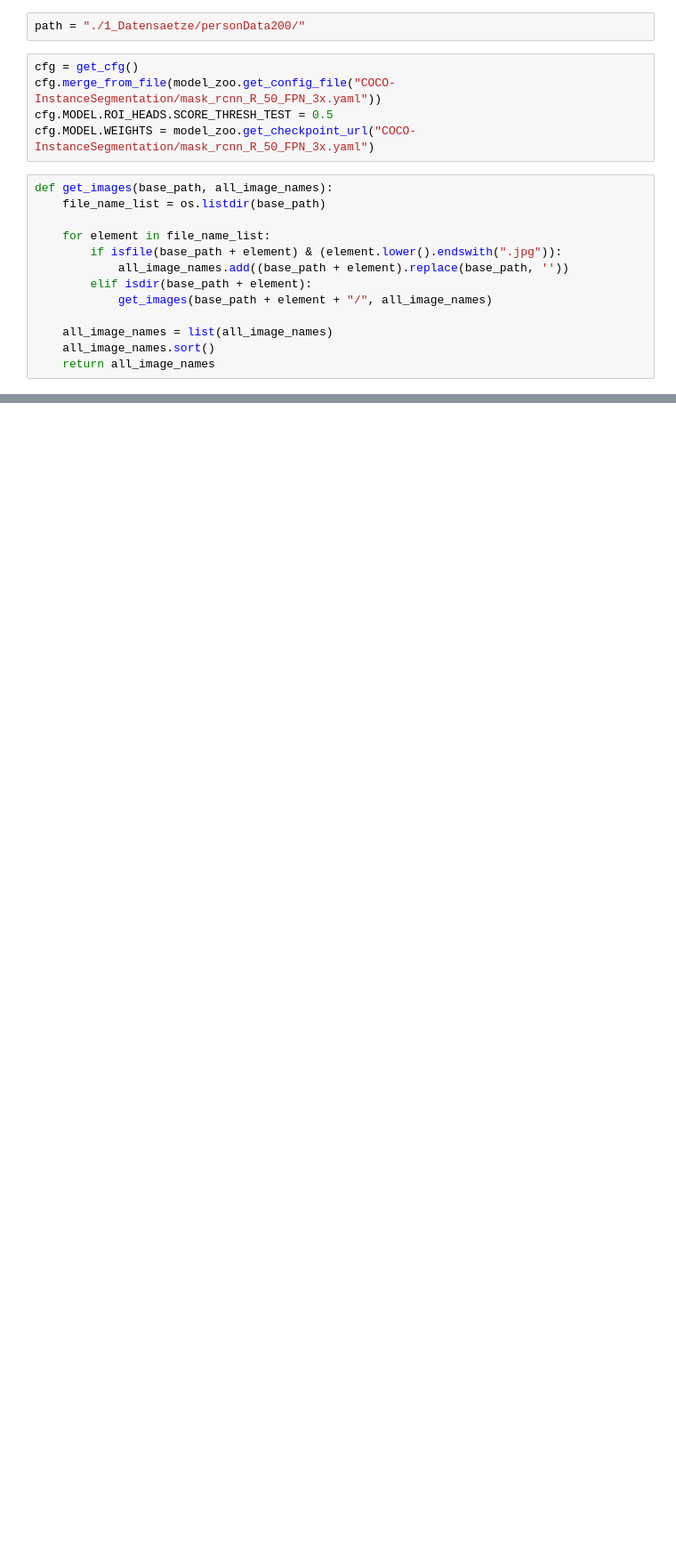
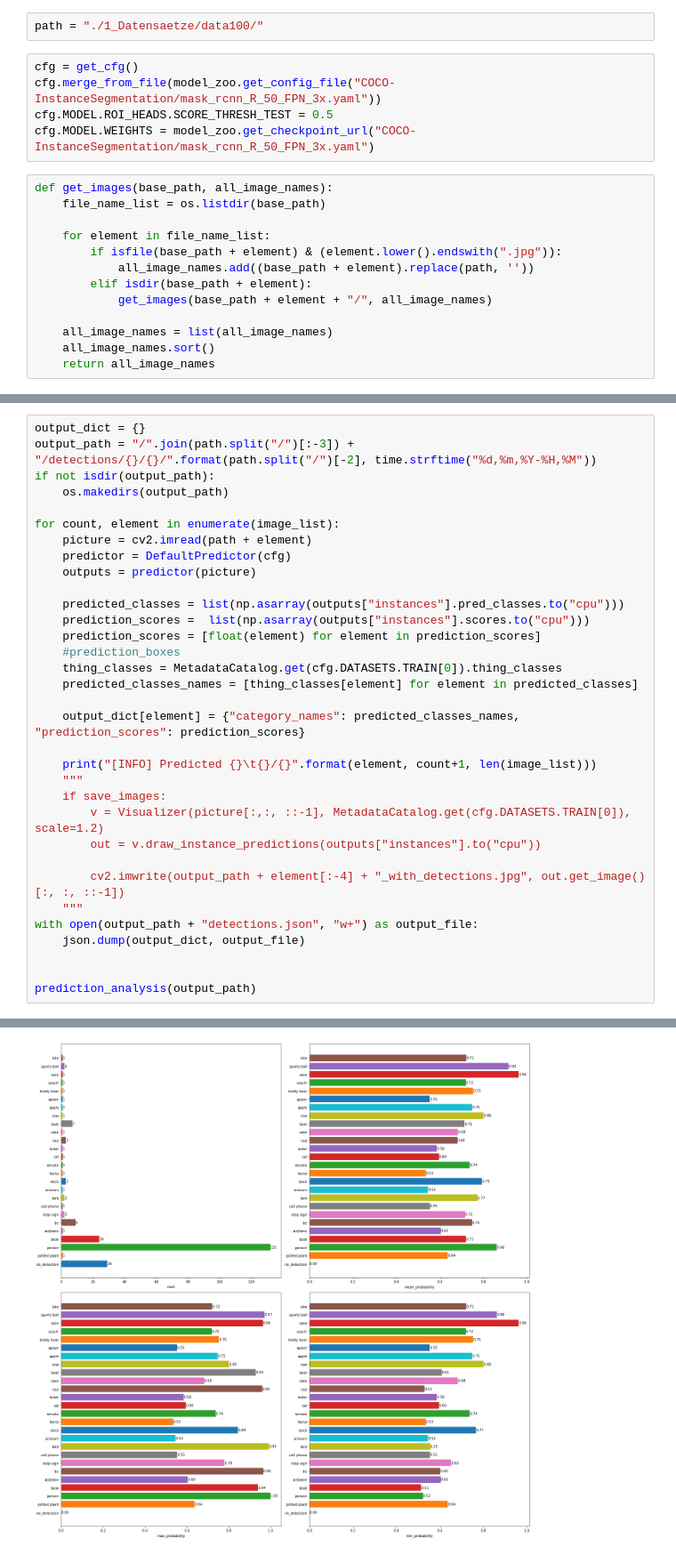
Before and after one commit to JVCEmmel/Masterarbeit, a Jupyter notebook: Code/detectron2/Serial_Detection.ipynb, the cells around one changed output, grey strips where cells are left out. Shown: that part at 89% size. Cells and saved outputs as stored; diff of their text form; blank space fills up the shorter version.

```diff
--- a/Code/detectron2/Serial_Detection.ipynb
+++ b/Code/detectron2/Serial_Detection.ipynb
@@ -17,7 +17,7 @@ import os, json, cv2, time
 work_dir = "/home/julius/PowerFolders/Masterarbeit/"
 os.chdir(work_dir)
 # %%
-path = "./1_Datensaetze/personData200/"
+path = "./1_Datensaetze/data100/"
 # %%
 cfg = get_cfg()
 cfg.merge_from_file(model_zoo.get_config_file("COCO-InstanceSegmentation/mask_rcnn_R_50_FPN_3x.yaml"))
@@ -29,7 +29,7 @@ def get_images(base_path, all_image_names):
 
     for element in file_name_list:
         if isfile(base_path + element) & (element.lower().endswith(".jpg")):
-            all_image_names.add((base_path + element).replace(base_path, ''))
+            all_image_names.add((base_path + element).replace(path, ''))
         elif isdir(base_path + element):
             get_images(base_path + element + "/", all_image_names)
 
@@ -44,0 +52,34 @@ print("[INFO] {} Images were collected".format(len(image_list)))
+# %%
+output_dict = {}
+output_path = "/".join(path.split("/")[:-3]) + "/detections/{}/{}/".format(path.split("/")[-2], time.strftime("%d,%m,%Y-%H,%M"))
+if not isdir(output_path):
+    os.makedirs(output_path)
+
+for count, element in enumerate(image_list):
+    picture = cv2.imread(path + element)
+    predictor = DefaultPredictor(cfg)
+    outputs = predictor(picture)
+
+    predicted_classes = list(np.asarray(outputs["instances"].pred_classes.to("cpu")))
+    prediction_scores =  list(np.asarray(outputs["instances"].scores.to("cpu")))
+    prediction_scores = [float(element) for element in prediction_scores]
+    #prediction_boxes
+    thing_classes = MetadataCatalog.get(cfg.DATASETS.TRAIN[0]).thing_classes
+    predicted_classes_names = [thing_classes[element] for element in predicted_classes]
+
+    output_dict[element] = {"category_names": predicted_classes_names, "prediction_scores": prediction_scores}
+
+    print("[INFO] Predicted {}\t{}/{}".format(element, count+1, len(image_list)))
+    """
+    if save_images:
+        v = Visualizer(picture[:,:, ::-1], MetadataCatalog.get(cfg.DATASETS.TRAIN[0]), scale=1.2)
+        out = v.draw_instance_predictions(outputs["instances"].to("cpu"))
+
+        cv2.imwrite(output_path + element[:-4] + "_with_detections.jpg", out.get_image()[:, :, ::-1])
+    """
+with open(output_path + "detections.json", "w+") as output_file:
+    json.dump(output_dict, output_file)
+
+
+prediction_analysis(output_path)
+# %% [output]
@@ -45,3 +103,4 @@ print("[INFO] {} Images were collected".format(len(image_list)))
+[figure, added]
 # %%
 def serial_Predictor(config, path, save_images = False):
     output_dict = {}
```
Also changed, not shown: parts of 5 cells of this notebook.
